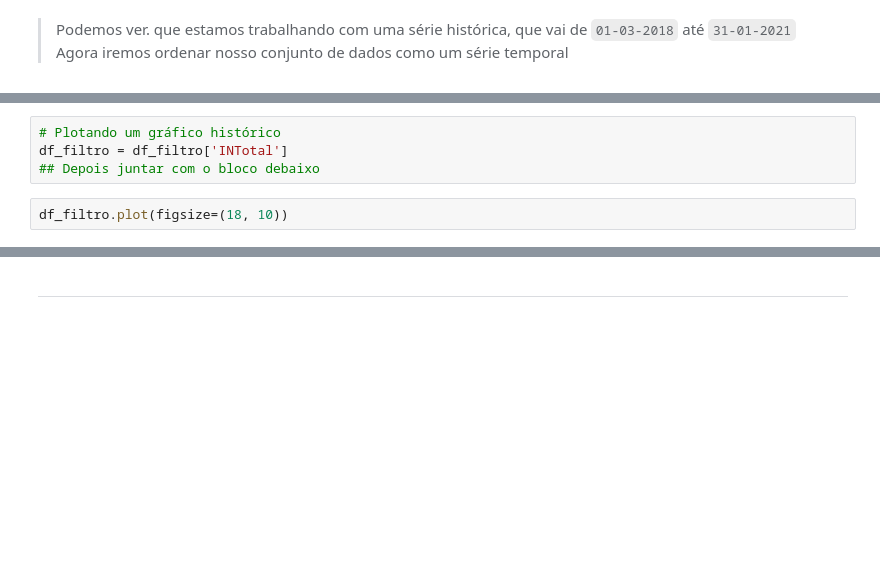
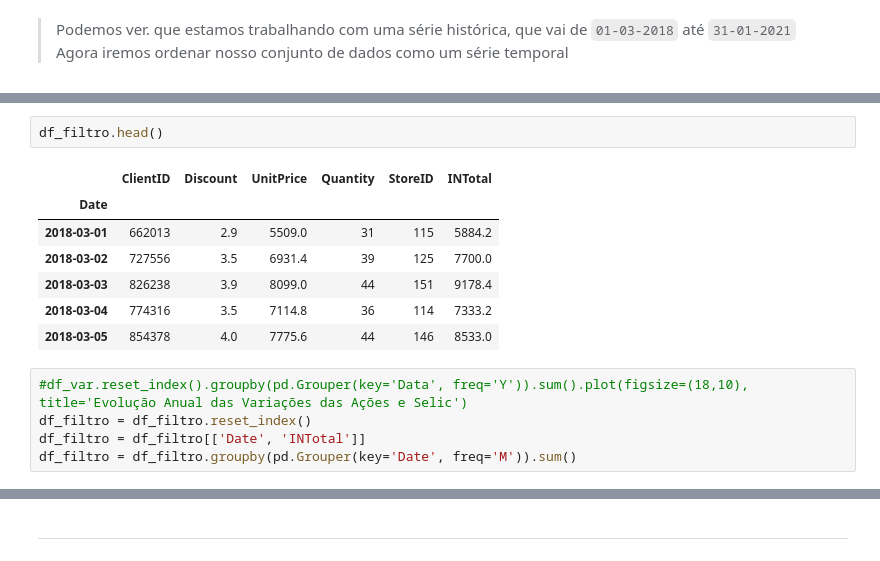
Before and after one commit to kauebr/Estudando, a Jupyter notebook: Processo Seletivo/Análise.ipynb, the cells around one changed output, grey strips where cells are left out. Saved outputs shown, nothing was run; the diff lists cells and outputs as text; blank space fills up the shorter version.

```diff
--- a/Processo Seletivo/Análise.ipynb
+++ b/Processo Seletivo/Análise.ipynb
@@ -191,6 +317,15 @@ df_filtro.head()
-# %%
-# Plotando um gráfico histórico
-df_filtro = df_filtro['INTotal']
-## Depois juntar com o bloco debaixo
-# %%
-df_filtro.plot(figsize=(18, 10))
+# %%
+df_filtro.head()
+# %% [output]
+|  | ClientID | Discount | UnitPrice | Quantity | StoreID | INTotal |
+| Date |  |  |  |  |  |  |
+| 2018-03-01 | 662013 | 2.9 | 5509.0 | 31 | 115 | 5884.2 |
+| 2018-03-02 | 727556 | 3.5 | 6931.4 | 39 | 125 | 7700.0 |
+| 2018-03-03 | 826238 | 3.9 | 8099.0 | 44 | 151 | 9178.4 |
+| 2018-03-04 | 774316 | 3.5 | 7114.8 | 36 | 114 | 7333.2 |
+| 2018-03-05 | 854378 | 4.0 | 7775.6 | 44 | 146 | 8533.0 |
+# %%
+#df_var.reset_index().groupby(pd.Grouper(key='Data', freq='Y')).sum().plot(figsize=(18,10), title='Evolução Anual das Variações das Ações e Selic')
+df_filtro = df_filtro.reset_index()
+df_filtro = df_filtro[['Date', 'INTotal']]
+df_filtro = df_filtro.groupby(pd.Grouper(key='Date', freq='M')).sum()
```
Also changed, not shown: parts of 17 cells of this notebook.
